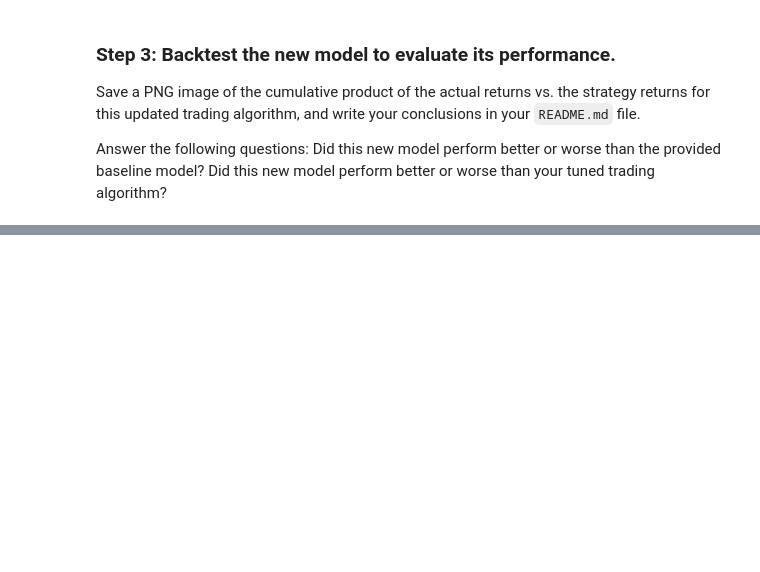
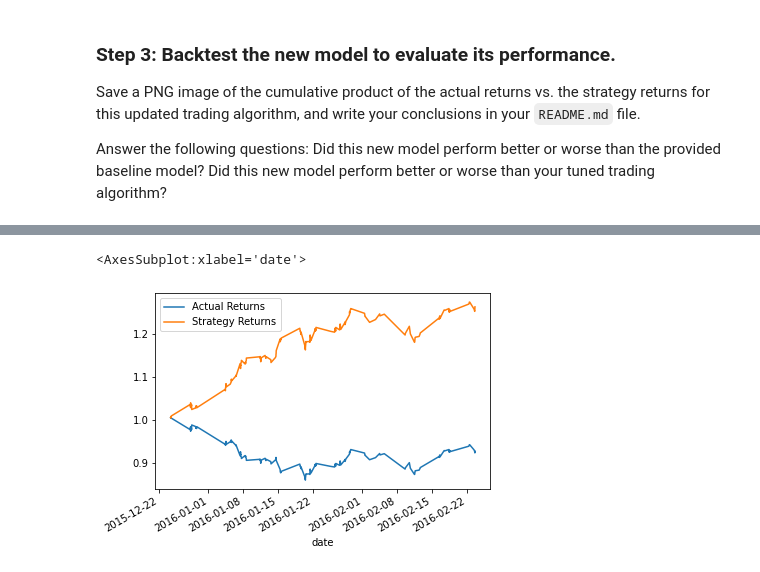
Before and after one commit to medina4595/deep_learning_algo_trader, a Jupyter notebook: machine_learning_trading_bot.ipynb, the cells around one changed output, grey strips where cells are left out. Drawn from its saved outputs; the diff is of its cells as text; code cells hidden in the pictures; blank space fills up the shorter version.

```diff
--- a/machine_learning_trading_bot.ipynb
+++ b/machine_learning_trading_bot.ipynb
@@ -431,18 +435,19 @@ In this section, you’ll use the original parameters that the starter code prov
 ### Step 1:  Import a new classifier, such as `AdaBoost`, `DecisionTreeClassifier`, or `LogisticRegression`. (For the full list of classifiers, refer to the [Supervised learning page](https://scikit-learn.org/stable/supervised_learning.html) in the scikit-learn documentation.)
 # %%
 # Import a new classifier from SKLearn
-# YOUR CODE HERE
+from sklearn.ensemble import RandomForestClassifier
+
 
 # Initiate the model instance
-# YOUR CODE HERE
+model = RandomForestClassifier(n_estimators=100, max_depth=3, random_state=0)
 # %% [markdown]
 ### Step 2: Using the original training data as the baseline model, fit another model with the new classifier.
 # %%
 # Fit the model using the training data
-model = # YOUR CODE HERE
+model.fit(X_train_scaled, y_train)
 
 # Use the testing dataset to generate the predictions for the new model
-pred = # YOUR CODE HERE
+pred = model.predict(X_train_scaled)
 
 # Review the model's predicted values
-# YOUR CODE HERE
+pred[:5]
@@ -464,16 +480,16 @@ Did this new model perform better or worse than your tuned trading algorithm?
 # Create a new empty predictions DataFrame.
 
 # Create a predictions DataFrame
-# YOUR CODE HERE
+pred_df = pd.DataFrame(index=X_train.index)
 
 # Add the SVM model predictions to the DataFrame
-# YOUR CODE HERE
+pred_df['Predicted'] = pred
 
 # Add the actual returns to the DataFrame
-# YOUR CODE HERE
+pred_df['Actual Returns'] = signals_df['Actual Returns']
 
 # Add the strategy returns to the DataFrame
-# YOUR CODE HERE
+pred_df['Strategy Returns'] = pred_df['Actual Returns'] * pred_df['Predicted']
 
 # Review the DataFrame
-# YOUR CODE HERE
+pred_df.head()
@@ -480,3 +504,6 @@ Did this new model perform better or worse than your tuned trading algorithm?
 # %%
 # Plot the actual returns versus the strategy returns
-# YOUR CODE HERE
+(1 + pred_df[['Actual Returns', 'Strategy Returns']]).cumprod().plot()
+# %% [output]
+<AxesSubplot:xlabel='date'>
+[figure, added]
```
Also changed, not shown: parts of 19 cells of this notebook, 5 other files.
